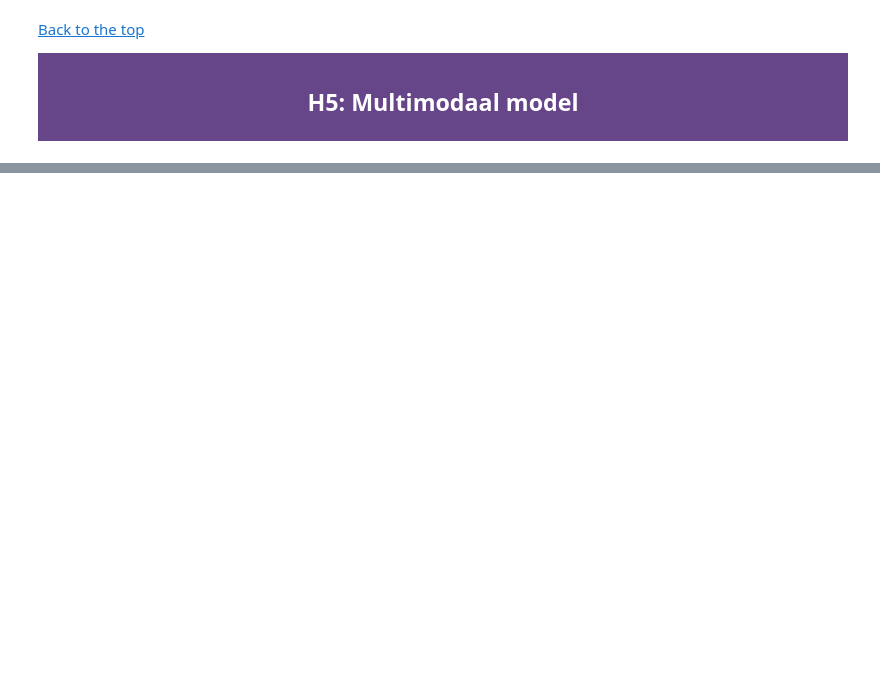
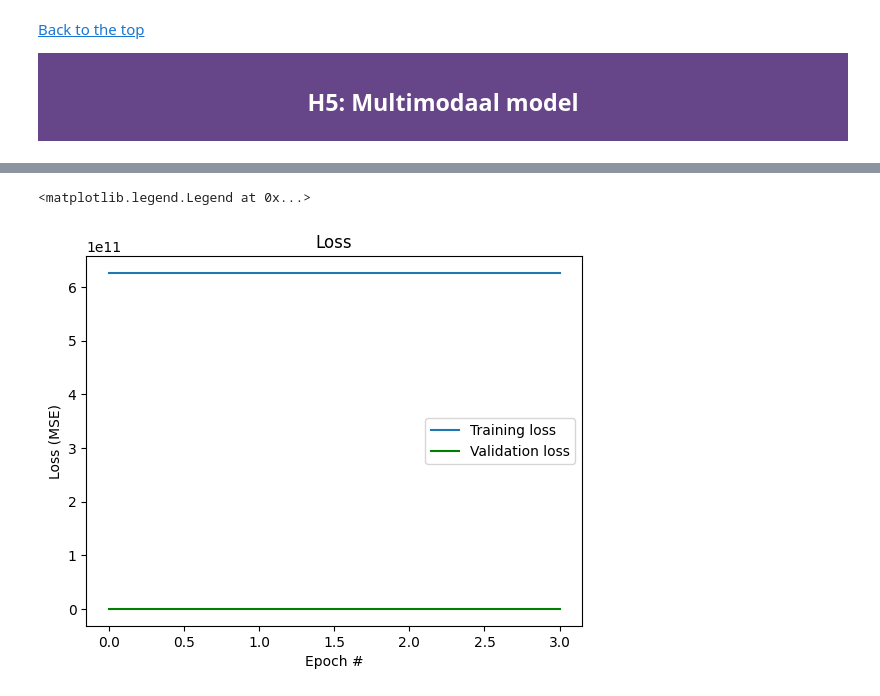
Before and after one commit to juliaboschman/Deep-Learning-Portfolio, a Jupyter notebook: Portfolio1.ipynb, the cells around one changed output, grey strips where cells are left out. Saved outputs shown, nothing was run; the diff lists cells and outputs as text; code cells hidden in the pictures; blank space fills up the shorter version.

```diff
--- a/Portfolio1.ipynb
+++ b/Portfolio1.ipynb
@@ -488,7 +468,7 @@ concatenated = concatenate([x, flatten])
 # Dense layers for the concatenated input
 dense1 = Dense(64, activation='relu')(concatenated)
 dense2 = Dense(32, activation='relu')(dense1)
-output = Dense(1, activation='softmax')(dense1)
+output = Dense(1, activation='sigmoid')(dense1)
 
 # Create the model
 model = Model(inputs=[image_input, numerical_input], outputs=output)
@@ -520,6 +504,6 @@ from tensorflow.keras.callbacks import EarlyStopping
 early_stopping = EarlyStopping(patience=3)
 
 epochs = 10
-history = model.fit(train_dataset, validation_data=val_dataset, epochs=epochs, callbacks=[early_stopping])
+history = model.fit(train_dataset, validation_data=val_dataset, epochs=epochs, callbacks=[early_stopping], verbose=1)
 # %% [output]
 Epoch 1/10
@@ -529,0 +517,10 @@ ValueError: in user code:
+# %%
+plt.plot(history.history['loss'], label='Training loss')
+plt.plot(history.history['val_loss'], 'g', label='Validation loss')
+plt.xlabel('Epoch #')
+plt.ylabel('Loss (MSE)')
+plt.title('Loss')
+plt.legend()
+# %% [output]
+<matplotlib.legend.Legend at 0x...>
+[figure, added]
```
Also changed, not shown: parts of 11 cells of this notebook, 32 other files.
